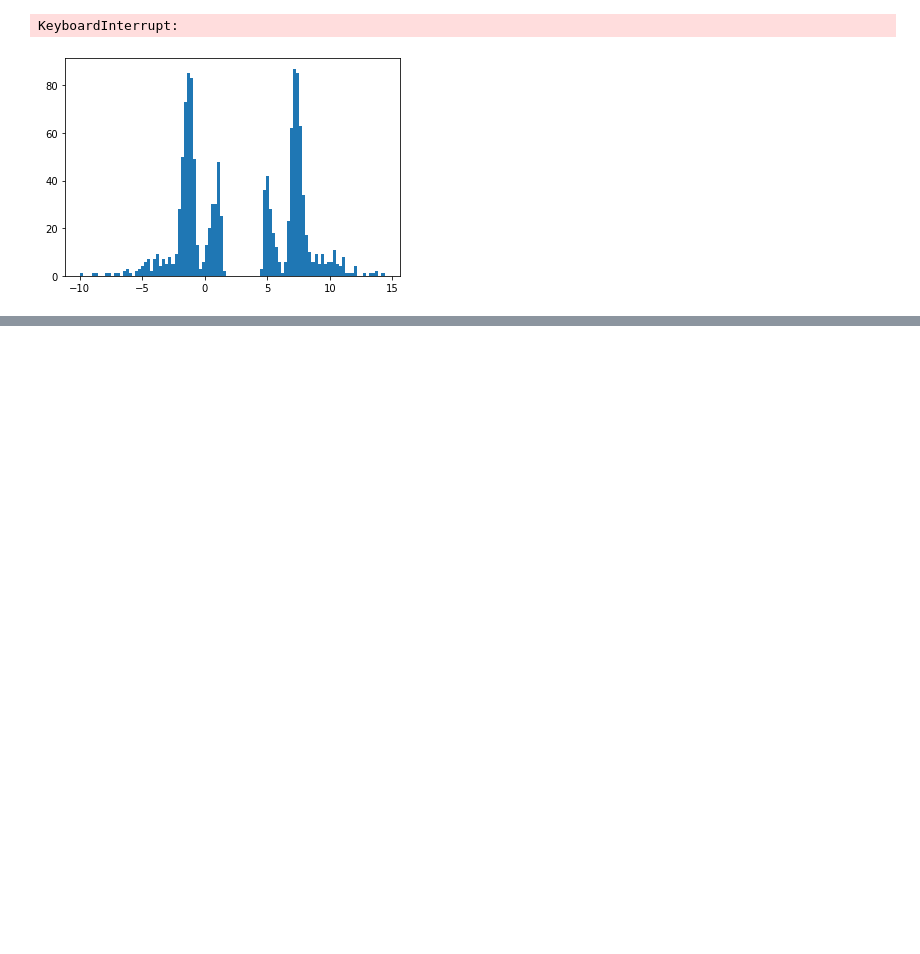
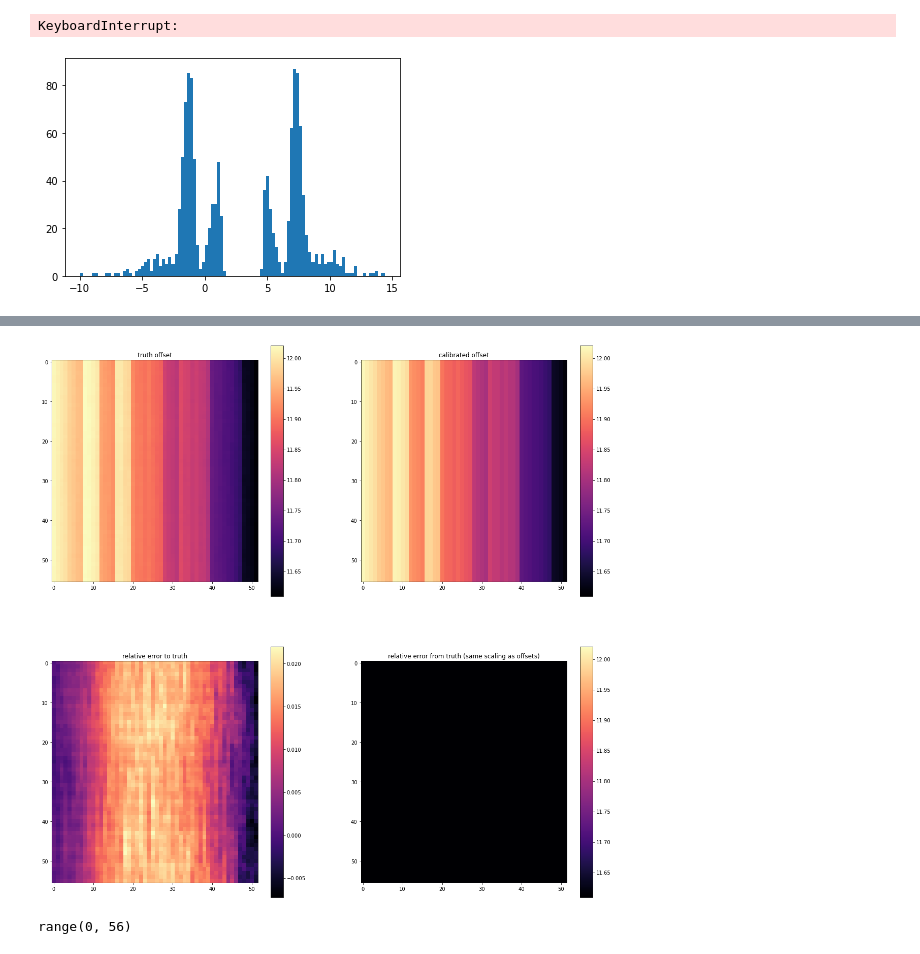
Before and after one commit to maximilianKoeper/melp, a Jupyter notebook: jupyter-notbooks/example_taft_v2_cosmic.ipynb, the cells around one changed output, grey strips where cells are left out. Cells and saved outputs as stored; diff of their text form; code cells hidden in the pictures; blank space fills up the shorter version.

```diff
--- a/jupyter-notbooks/example_taft_v2_cosmic.ipynb
+++ b/jupyter-notbooks/example_taft_v2_cosmic.ipynb
@@ -100,0 +141,4 @@ plt.show()
+# %%
+melp.taft.plot_station_calibration(mu3e_detector, 2)
+# %% [output]
+[figure, added]
@@ -100,0 +165,4 @@ plt.show()
+# %%
+print(range(len(phi)))
+# %% [output]
+range(0, 56)
```
Also changed, not shown: parts of 9 cells of this notebook, 4 other files.
